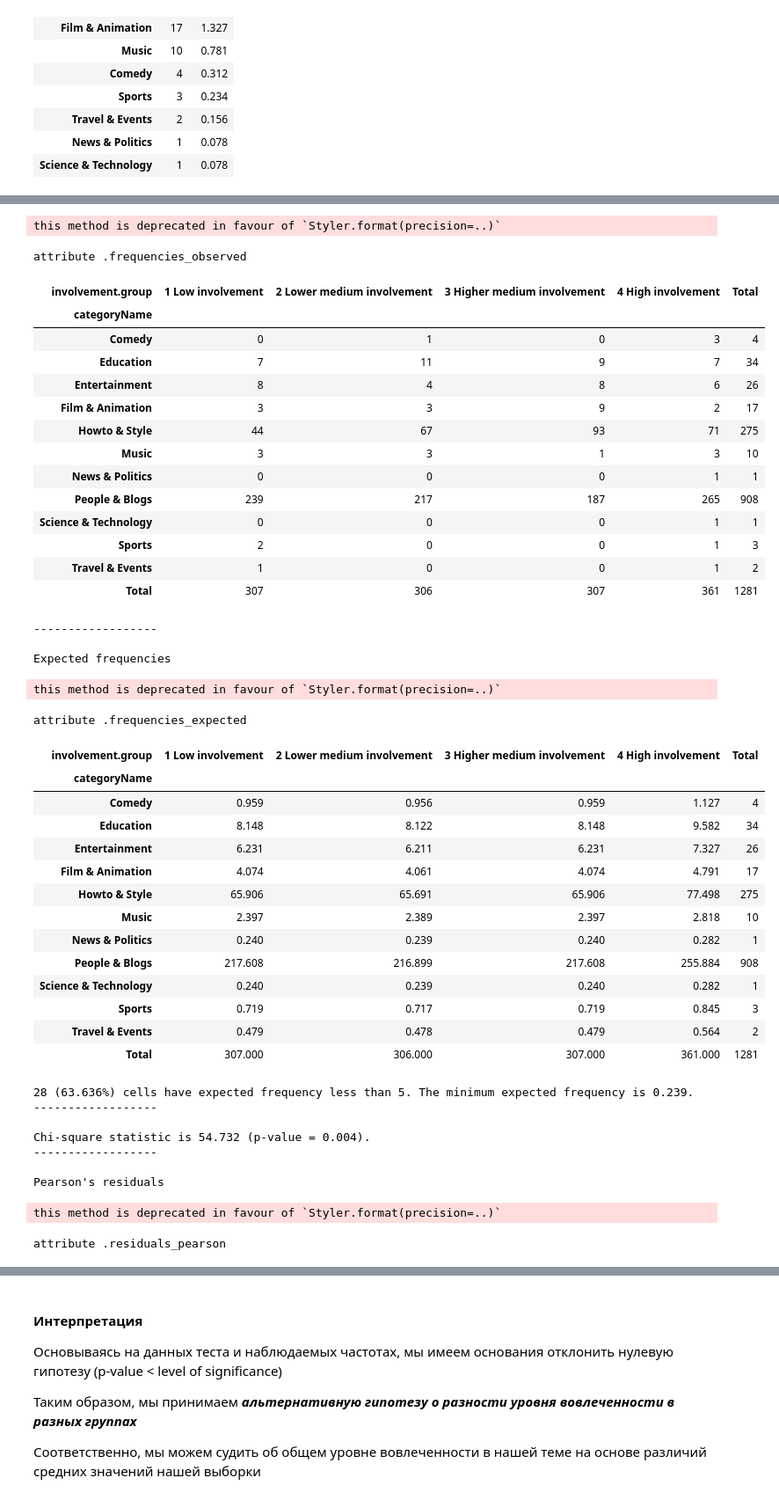
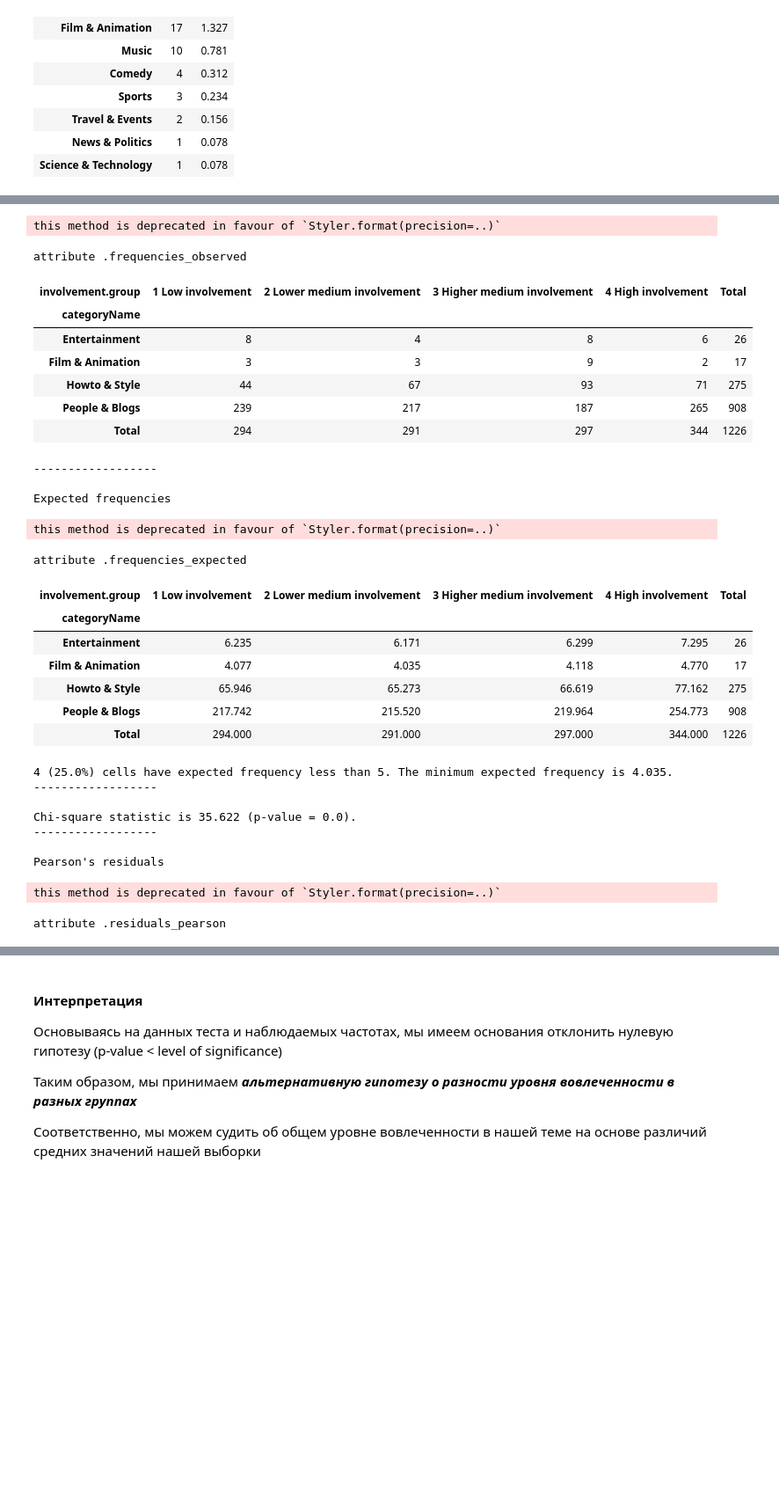
Before and after one commit to Tricar5/dm_corean, a Jupyter notebook: notebooks/HW2/hw2.ipynb, the cells around one changed output, grey strips where cells are left out. Shown at 88% size. Drawn from its saved outputs; the diff is of its cells as text; code cells hidden in the pictures; blank space fills up the shorter version.

```diff
--- a/notebooks/HW2/hw2.ipynb
+++ b/notebooks/HW2/hw2.ipynb
@@ -281,6 +279,12 @@ method .frequencies()['categoryName']
 px.bar(freq_table, freq_table['N'])
 # %% [output]
 [interactive output not drawn]
+# %%
+# Для анализа возьмем ограниченный список категорий с выборкой от 10 видео (не включительно)
+
+categories = ['People & Blogs', 'Howto & Style', 'Entertainment', 'Film & Animation']
+
+data_estim = data.query('categoryName in @categories')
 # %%
 # 18
 
@@ -301,4 +305,4 @@ def make_group_from_borders(involvement):
     else:
         return '4 High involvement'
 
-data['involvement.group'] = data['involvement'].apply(make_group_from_borders)
+data_estim['involvement.group'] = data_estim['involvement'].apply(make_group_from_borders)
@@ -331,53 +340,39 @@ method .frequencies()['involvement.group']
 # %%
 # 20
 
 from randan.bivariate_association import Crosstab
 
-ctab = Crosstab(data, 'categoryName', 'involvement.group')
+ctab = Crosstab(data_estim, 'categoryName', 'involvement.group')
 # %% [output]
 CROSSTAB SUMMARY
 ------------------
 
 Observed frequencies
 this method is deprecated in favour of `Styler.format(precision=..)`
 attribute .frequencies_observed
 | involvement.group | 1 Low involvement | 2 Lower medium involvement | 3 Higher medium involvement | 4 High involvement | Total |
 | categoryName |  |  |  |  |  |
-| Comedy | 0 | 1 | 0 | 3 | 4 |
-| Education | 7 | 11 | 9 | 7 | 34 |
 | Entertainment | 8 | 4 | 8 | 6 | 26 |
 | Film & Animation | 3 | 3 | 9 | 2 | 17 |
 | Howto & Style | 44 | 67 | 93 | 71 | 275 |
-| Music | 3 | 3 | 1 | 3 | 10 |
-| News & Politics | 0 | 0 | 0 | 1 | 1 |
 | People & Blogs | 239 | 217 | 187 | 265 | 908 |
-| Science & Technology | 0 | 0 | 0 | 1 | 1 |
-| Sports | 2 | 0 | 0 | 1 | 3 |
-| Travel & Events | 1 | 0 | 0 | 1 | 2 |
-| Total | 307 | 306 | 307 | 361 | 1281 |
+| Total | 294 | 291 | 297 | 344 | 1226 |
 ------------------
 
 Expected frequencies
 this method is deprecated in favour of `Styler.format(precision=..)`
 attribute .frequencies_expected
 | involvement.group | 1 Low involvement | 2 Lower medium involvement | 3 Higher medium involvement | 4 High involvement | Total |
 | categoryName |  |  |  |  |  |
-| Comedy | 0.959 | 0.956 | 0.959 | 1.127 | 4 |
-| Education | 8.148 | 8.122 | 8.148 | 9.582 | 34 |
-| Entertainment | 6.231 | 6.211 | 6.231 | 7.327 | 26 |
-| Film & Animation | 4.074 | 4.061 | 4.074 | 4.791 | 17 |
-| Howto & Style | 65.906 | 65.691 | 65.906 | 77.498 | 275 |
-| Music | 2.397 | 2.389 | 2.397 | 2.818 | 10 |
-| News & Politics | 0.240 | 0.239 | 0.240 | 0.282 | 1 |
-| People & Blogs | 217.608 | 216.899 | 217.608 | 255.884 | 908 |
-| Science & Technology | 0.240 | 0.239 | 0.240 | 0.282 | 1 |
-| Sports | 0.719 | 0.717 | 0.719 | 0.845 | 3 |
-| Travel & Events | 0.479 | 0.478 | 0.479 | 0.564 | 2 |
-| Total | 307.000 | 306.000 | 307.000 | 361.000 | 1281 |
+| Entertainment | 6.235 | 6.171 | 6.299 | 7.295 | 26 |
+| Film & Animation | 4.077 | 4.035 | 4.118 | 4.770 | 17 |
+| Howto & Style | 65.946 | 65.273 | 66.619 | 77.162 | 275 |
+| People & Blogs | 217.742 | 215.520 | 219.964 | 254.773 | 908 |
+| Total | 294.000 | 291.000 | 297.000 | 344.000 | 1226 |
-28 (63.636%) cells have expected frequency less than 5. The minimum expected frequency is 0.239.
+4 (25.0%) cells have expected frequency less than 5. The minimum expected frequency is 4.035.
 ------------------
 
-Chi-square statistic is 54.732 (p-value = 0.004).
+Chi-square statistic is 35.622 (p-value = 0.0).
 ------------------
 
 Pearson's residuals
```
Also changed, not shown: parts of 20 cells of this notebook, 9 other files.
